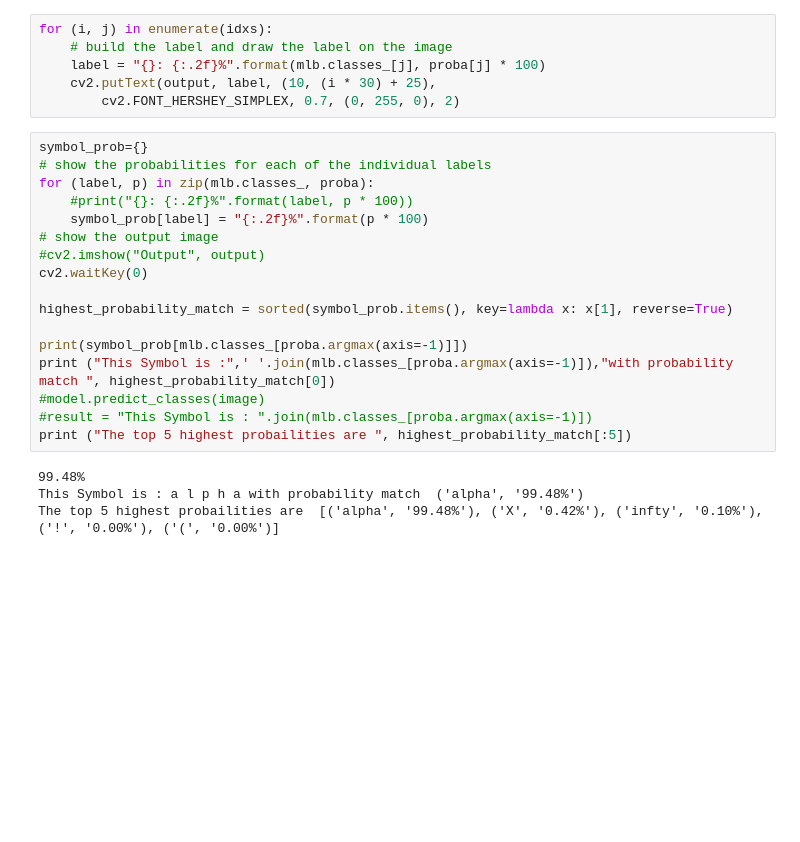
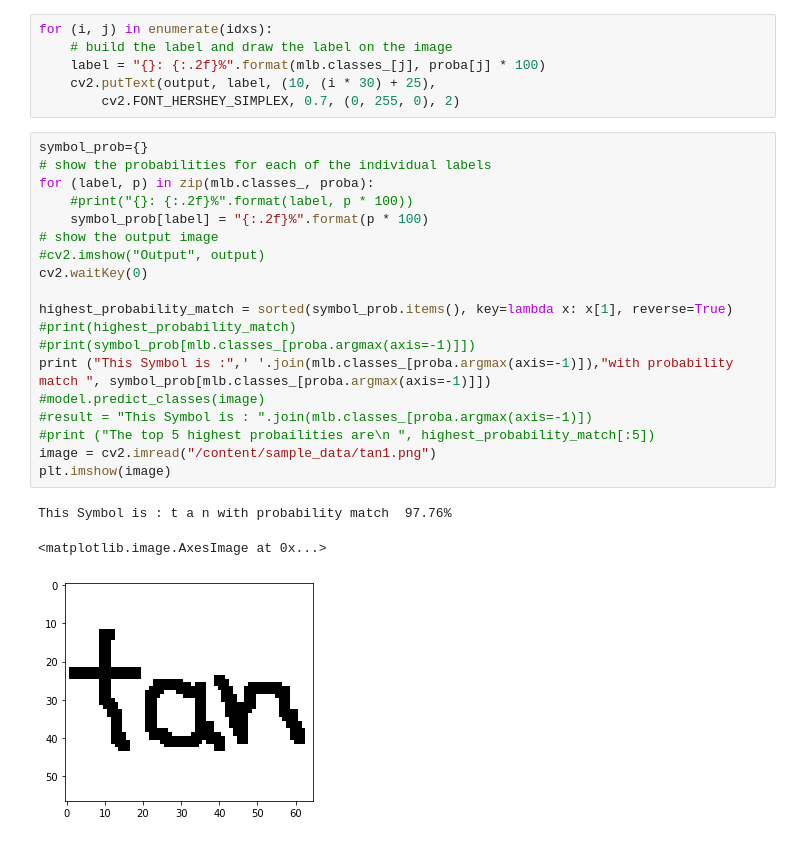
Before and after one commit to Hinakoushar-Tatakoti/Hand-written-Math-sysmbol-recognization, a Jupyter notebook: Hnadwritten_Math_Symobol_Model.ipynb, the cells around one changed output. Drawn from its saved outputs; the diff is of its cells as text; blank space fills up the shorter version.

```diff
--- a/Hnadwritten_Math_Symobol_Model.ipynb
+++ b/Hnadwritten_Math_Symobol_Model.ipynb
@@ -466,21 +480,23 @@ for (i, j) in enumerate(idxs):
 # %%
 symbol_prob={}
 # show the probabilities for each of the individual labels
 for (label, p) in zip(mlb.classes_, proba):
     #print("{}: {:.2f}%".format(label, p * 100))
     symbol_prob[label] = "{:.2f}%".format(p * 100)
 # show the output image
 #cv2.imshow("Output", output)
 cv2.waitKey(0)
 
 highest_probability_match = sorted(symbol_prob.items(), key=lambda x: x[1], reverse=True)
-
-print(symbol_prob[mlb.classes_[proba.argmax(axis=-1)]])
-print ("This Symbol is :",' '.join(mlb.classes_[proba.argmax(axis=-1)]),"with probability match ", highest_probability_match[0])
+#print(highest_probability_match)
+#print(symbol_prob[mlb.classes_[proba.argmax(axis=-1)]])
+print ("This Symbol is :",' '.join(mlb.classes_[proba.argmax(axis=-1)]),"with probability match ", symbol_prob[mlb.classes_[proba.argmax(axis=-1)]])
 #model.predict_classes(image)
 #result = "This Symbol is : ".join(mlb.classes_[proba.argmax(axis=-1)])
-print ("The top 5 highest probailities are ", highest_probability_match[:5])
+#print ("The top 5 highest probailities are\n ", highest_probability_match[:5])
+image = cv2.imread("/content/sample_data/tan1.png")
+plt.imshow(image)
 # %% [output]
-99.48%
-This Symbol is : a l p h a with probability match  ('alpha', '99.48%')
-The top 5 highest probailities are  [('alpha', '99.48%'), ('X', '0.42%'), ('infty', '0.10%'), ('!', '0.00%'), ('(', '0.00%')]
+This Symbol is : t a n with probability match  97.76%
+<matplotlib.image.AxesImage at 0x...>
+[figure, added]
```
Also changed, not shown: parts of 13 cells of this notebook.
